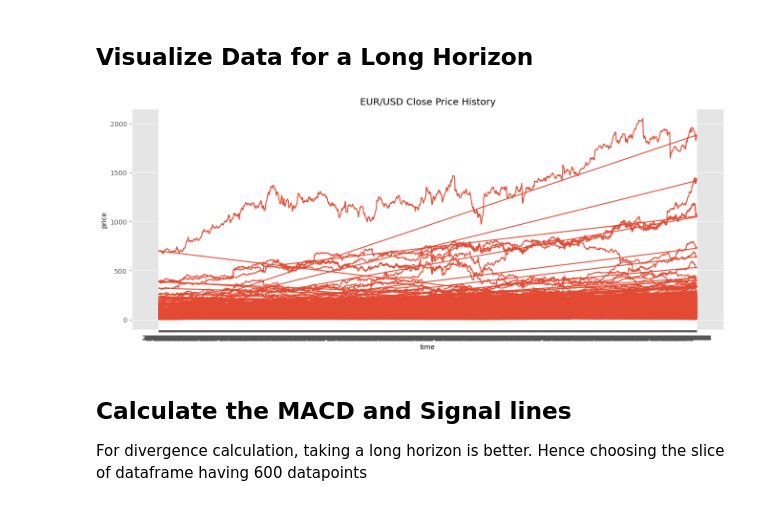
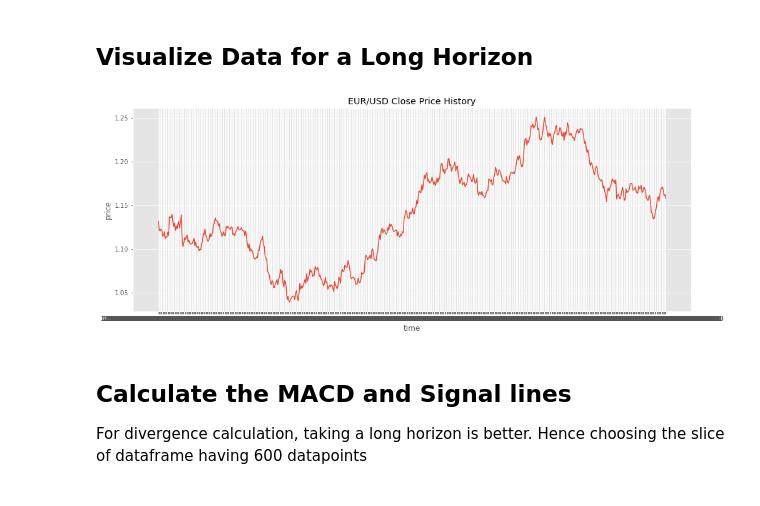
Before and after one commit to mabdulbaqui/RL-trader, a Jupyter notebook: RL_trader_env/NCT/forex-trading-macd-divergence-bollinger-bands.ipynb, the cells around one changed output. Cells and saved outputs as stored; diff of their text form; code cells hidden in the pictures.

```diff
--- a/RL_trader_env/NCT/forex-trading-macd-divergence-bollinger-bands.ipynb
+++ b/RL_trader_env/NCT/forex-trading-macd-divergence-bollinger-bands.ipynb
@@ -15,9 +15,8 @@ import warnings
 warnings.filterwarnings("ignore")
 # %%
 # import data
-df = pd.read_csv('../data/all_stocks_5yr.csv')
-df.columns=['date_time', 'open', 'high', 'low', 'close', 'volume','name']
-df.drop('name',inplace=True,axis=1)
+df = pd.read_csv('../input/eurusd-forex-trading-daily-data-20032021/EURUSD_Candlestick_1_D_ASK_05.05.2003-30.06.2021.csv')
+df.columns=['date_time', 'open', 'high', 'low', 'close', 'volume']
 df=df[df['volume']!=0] #discard volume zero data points
 df.reset_index(drop=True, inplace=True)
 df.isna().sum()
@@ -59,15 +57,15 @@ AttributeError: 'Series' object has no attribute 'ilo'
 # %% [markdown]
 ## Visualize Data for a Long Horizon
 # %%
-dfpl = df # choosing a slice of 600 datapoints
+dfpl = df[3400:4000] # choosing a slice of 600 datapoints
 plt.figure(figsize=(16, 6))
 plt.plot(dfpl['close'], label='close')
 plt.title('EUR/USD Close Price History')
 plt.xlabel('time')
 plt.ylabel('price')
 plt.show()
 # %% [output]
-[figure, old version]
+[figure, new version]
 # %% [markdown]
 ## Calculate the MACD and Signal lines
 
```
Also changed, not shown: parts of 16 cells of this notebook, 7 other files.
